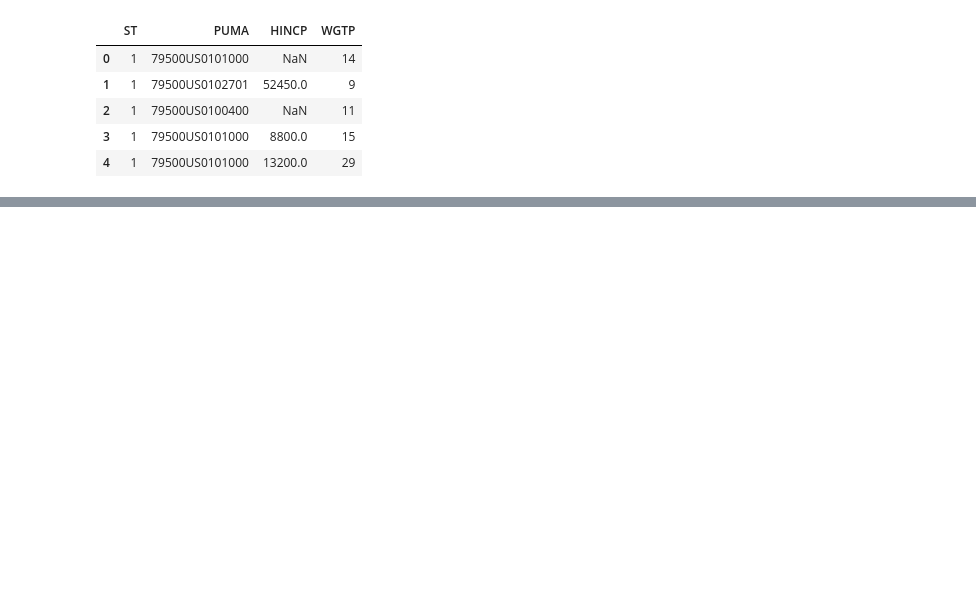
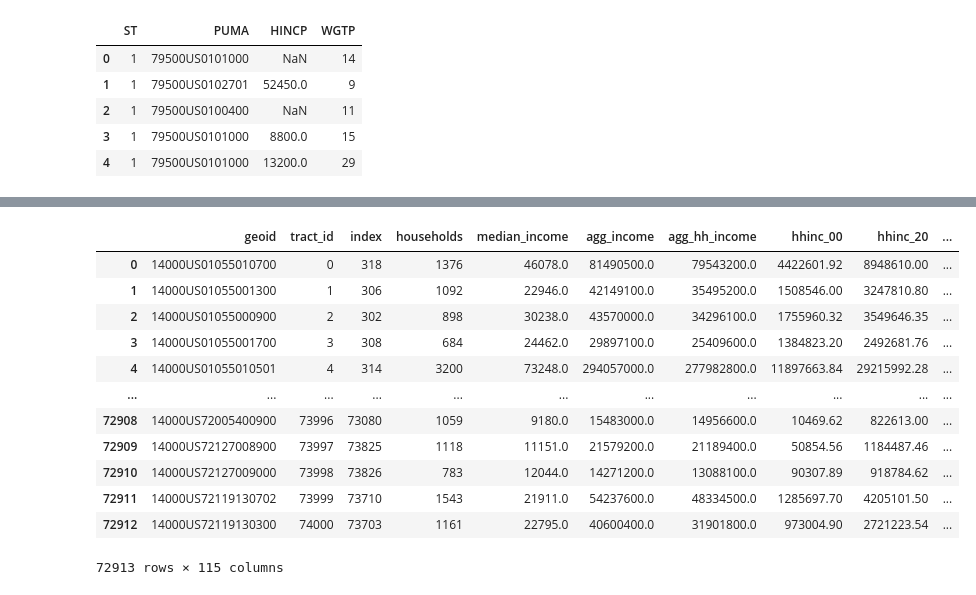
Before and after one commit to metatab-packages/civicknowledge.com-income_dist-tract, a Jupyter notebook: notebooks/Extract.ipynb, the cells around one changed output, grey strips where cells are left out. Saved outputs shown, nothing was run; the diff lists cells and outputs as text; code cells hidden in the pictures; blank space fills up the shorter version.

```diff
--- a/notebooks/Extract.ipynb
+++ b/notebooks/Extract.ipynb
@@ -196,0 +276,16 @@ income_quartiles.head()
+# %%
+tract_income_dist
+# %% [output]
+|  | geoid | tract_id | index | households | median_income | agg_income | agg_hh_income | hhinc_00 | hhinc_20 | ... |
+| 0 | 14000US01055010700 | 0 | 318 | 1376 | 46078.0 | 81490500.0 | 79543200.0 | 4422601.92 | 8948610.00 | ... |
+| 1 | 14000US01055001300 | 1 | 306 | 1092 | 22946.0 | 42149100.0 | 35495200.0 | 1508546.00 | 3247810.80 | ... |
+| 2 | 14000US01055000900 | 2 | 302 | 898 | 30238.0 | 43570000.0 | 34296100.0 | 1755960.32 | 3549646.35 | ... |
+| 3 | 14000US01055001700 | 3 | 308 | 684 | 24462.0 | 29897100.0 | 25409600.0 | 1384823.20 | 2492681.76 | ... |
+| 4 | 14000US01055010501 | 4 | 314 | 3200 | 73248.0 | 294057000.0 | 277982800.0 | 11897663.84 | 29215992.28 | ... |
+| ... | ... | ... | ... | ... | ... | ... | ... | ... | ... | ... |
+| 72908 | 14000US72005400900 | 73996 | 73080 | 1059 | 9180.0 | 15483000.0 | 14956600.0 | 10469.62 | 822613.00 | ... |
+| 72909 | 14000US72127008900 | 73997 | 73825 | 1118 | 11151.0 | 21579200.0 | 21189400.0 | 50854.56 | 1184487.46 | ... |
+| 72910 | 14000US72127009000 | 73998 | 73826 | 783 | 12044.0 | 14271200.0 | 13088100.0 | 90307.89 | 918784.62 | ... |
+| 72911 | 14000US72119130702 | 73999 | 73710 | 1543 | 21911.0 | 54237600.0 | 48334500.0 | 1285697.70 | 4205101.50 | ... |
+| 72912 | 14000US72119130300 | 74000 | 73703 | 1161 | 22795.0 | 40600400.0 | 31901800.0 | 973004.90 | 2721223.54 | ... |
+72913 rows × 115 columns
```
Also changed, not shown: parts of 15 cells of this notebook, 1 other file.
